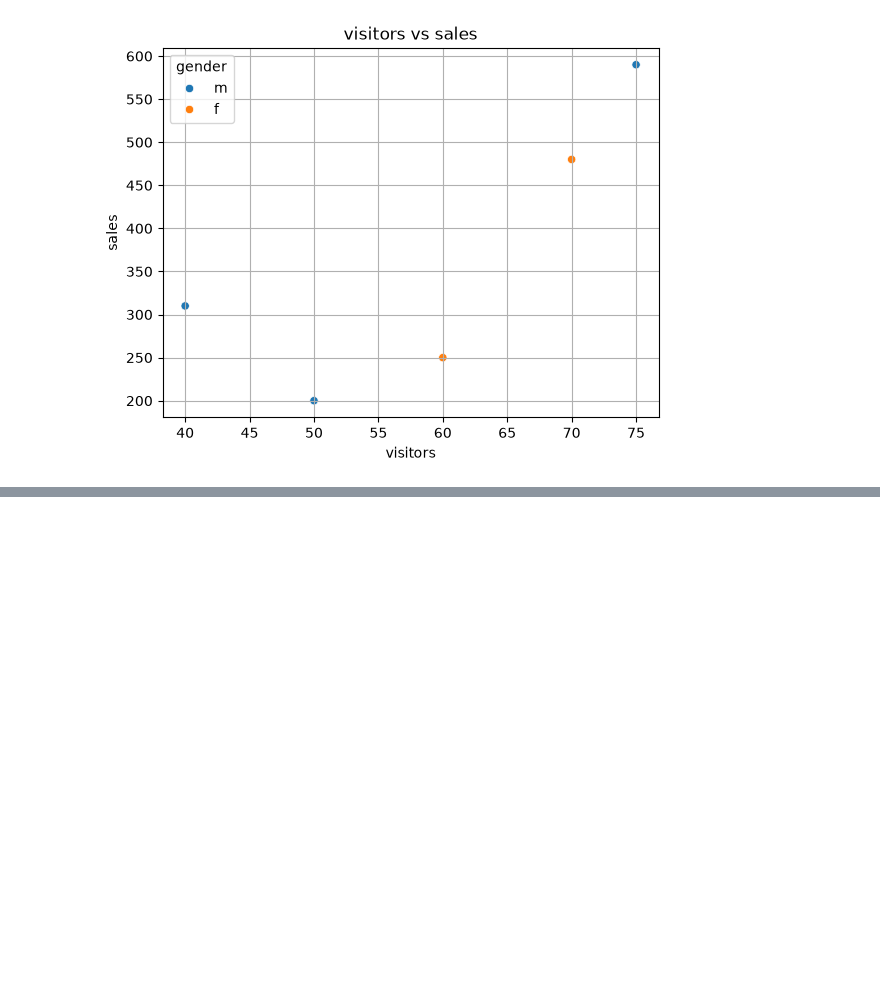
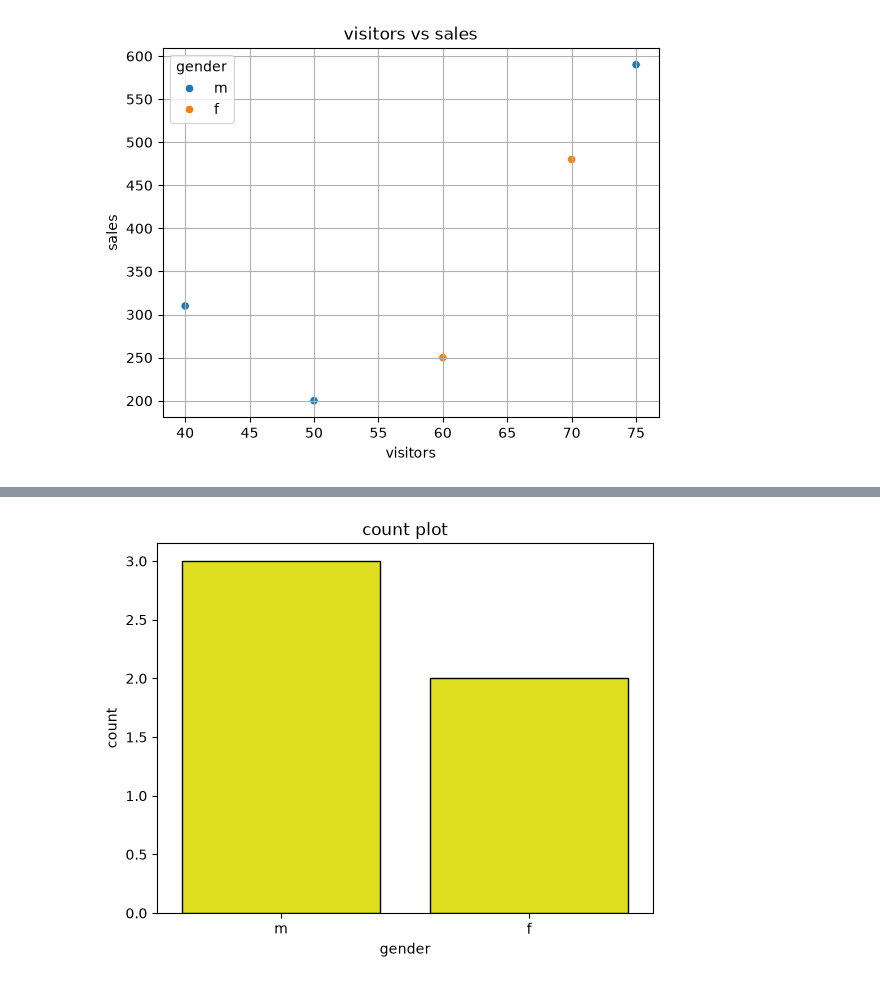
Before and after one commit to AmitKumarPrasad1846/Complete_AI_ML_challenge, a Jupyter notebook: 05_seaborn/seaborn_day_1.ipynb, the cells around one changed output, grey strips where cells are left out. Cells and saved outputs as stored; diff of their text form; code cells hidden in the pictures; blank space fills up the shorter version.

```diff
--- a/05_seaborn/seaborn_day_1.ipynb
+++ b/05_seaborn/seaborn_day_1.ipynb
@@ -127,0 +149,13 @@ plt.show()
+# %%
+'''
+COUNT PLOT
+
+it is used to count the number of occurrence of each catogory in categorical variable
+*how to plot --> sns.countplot(x,data)
+
+'''
+sns.countplot(x='gender',data=df,color='yellow',edgecolor='black')
+plt.title('count plot')
+plt.show()
+# %% [output]
+[figure, added]
```
Also changed, not shown: parts of 2 cells of this notebook.
